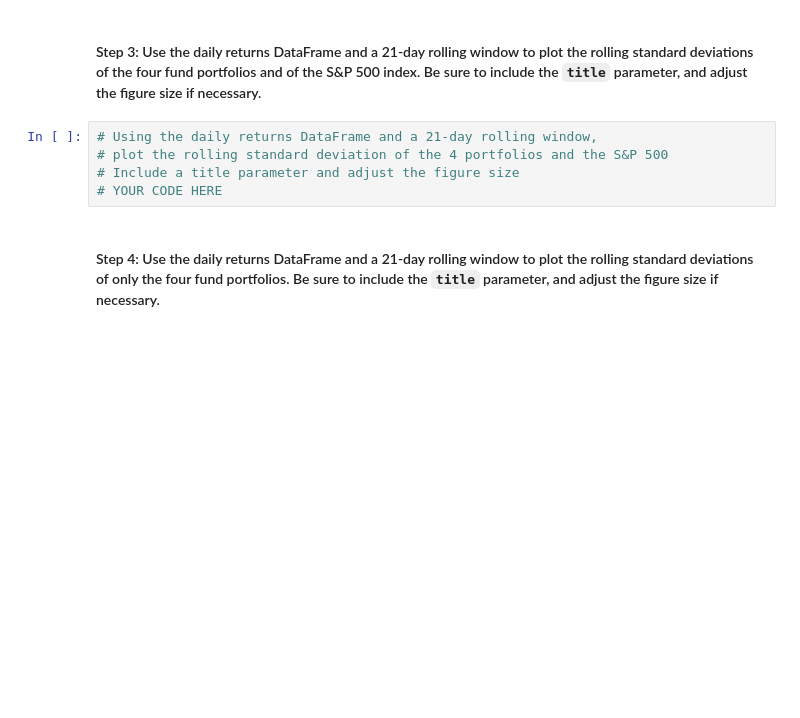
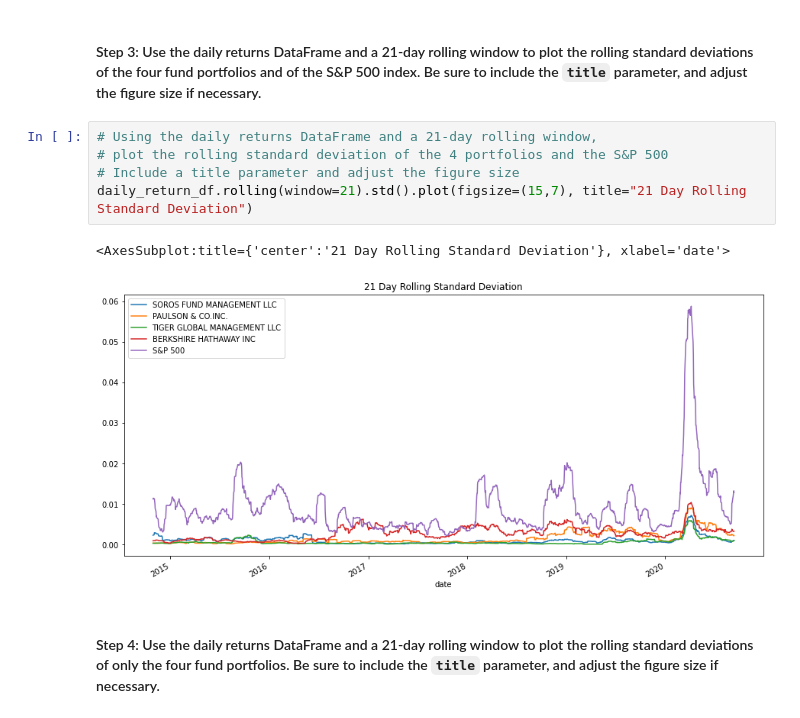
Before and after one commit to JWM09/Risk-Diversification, a Jupyter notebook: Starter_Code/risk_return_analysis.ipynb, the cells around one changed output. Cells and saved outputs as stored; diff of their text form; blank space fills up the shorter version.

```diff
--- a/Starter_Code/risk_return_analysis.ipynb
+++ b/Starter_Code/risk_return_analysis.ipynb
@@ -244,8 +261,11 @@ Evaluate the risk profile of each portfolio by using the standard deviation and
 # %%
 # Using the daily returns DataFrame and a 21-day rolling window,
 # plot the rolling standard deviation of the 4 portfolios and the S&P 500
 # Include a title parameter and adjust the figure size
-# YOUR CODE HERE
+daily_return_df.rolling(window=21).std().plot(figsize=(15,7), title="21 Day Rolling Standard Deviation")
+# %% [output]
+<AxesSubplot:title={'center':'21 Day Rolling Standard Deviation'}, xlabel='date'>
+[figure, added]
 # %% [markdown]
 #### Step 4: Use the daily returns DataFrame and a 21-day rolling window to plot the rolling standard deviations of only the four fund portfolios. Be sure to include the `title` parameter, and adjust the figure size if necessary.
 # %%
```
Also changed, not shown: parts of 25 cells of this notebook.
